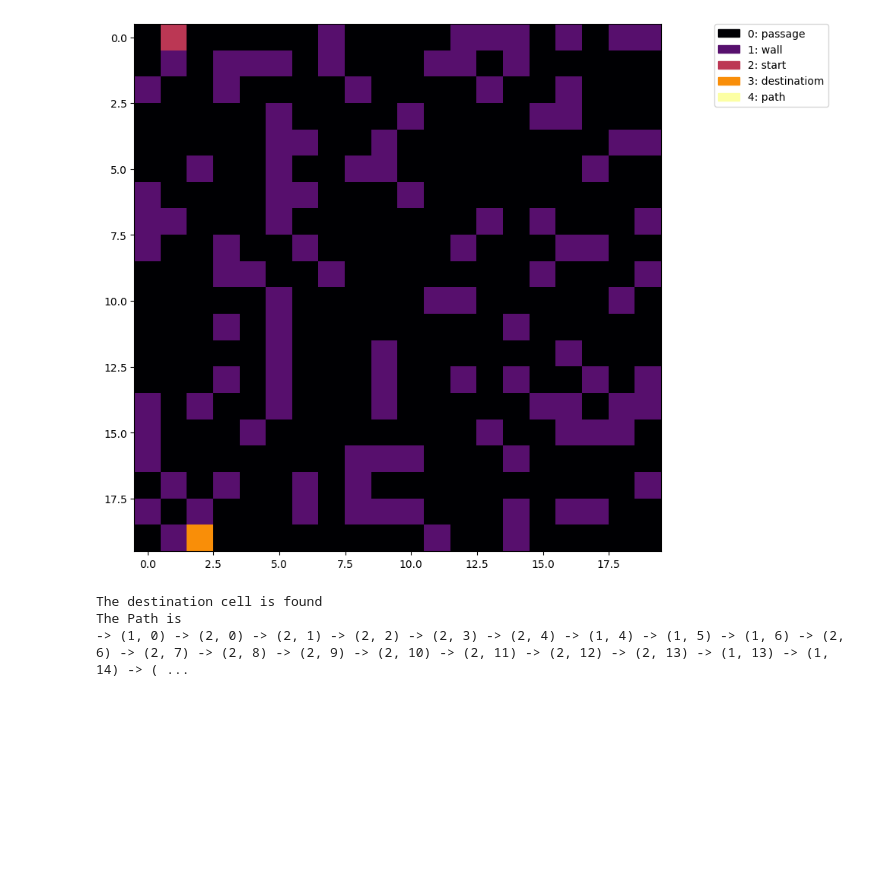
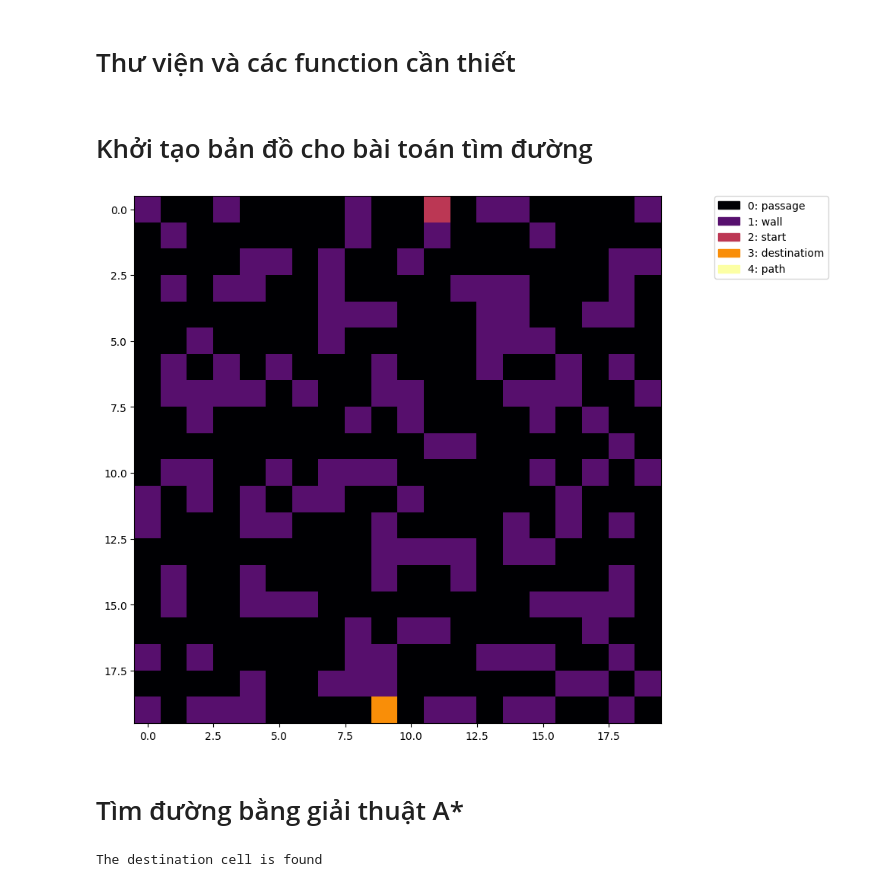
Before and after one commit to phanlehieu1/241-Introduction-AI-Assignment1, a Jupyter notebook: visualize.ipynb, the cells around one changed output. Saved outputs shown, nothing was run; the diff lists cells and outputs as text; code cells hidden in the pictures; blank space fills up the shorter version.

```diff
--- a/visualize.ipynb
+++ b/visualize.ipynb
@@ -1,3 +1,5 @@
+# %% [markdown]
+# Thư viện và các function cần thiết
 # %%
 import matplotlib.pyplot as plt
 import matplotlib.patches as mpatches
@@ -16,19 +18,19 @@ def show(arr):
     patches = [mpatches.Patch(color=c, label=l) for c, l in zip(palette, labels)]
     plt.legend(handles=patches, bbox_to_anchor=(1.1, 1), loc=2, borderaxespad=0)
     plt.show()
+# %% [markdown]
+# Khởi tạo bản đồ cho bài toán tìm đường
 # %%
+# Tạo map kích thước 20x20 tỉ lệ vật cản 30%
 map1 = map.Map(20, 20)
-map1.CreateWall()
-cell1 = [[cell.Cell() for _ in range(map1.width)] for _ in range(map1.height)]
-astart1 = astart.AStart(cell1, map1)
+map1.CreateWall(0.3)
+show(map1.grid)
+# %% [output]
+[figure, added]
-# %%
-show(map1.grid)
-# %% [output]
-[figure, removed]
+# %% [markdown]
+# Tìm đường bằng giải thuật A*
 # %%
+astart1 = astart.AStart(map1)
 astart1.Search()
-astart1.PrintPath()
 # %% [output]
 The destination cell is found
-The Path is
--> (1, 0) -> (2, 0) -> (2, 1) -> (2, 2) -> (2, 3) -> (2, 4) -> (1, 4) -> (1, 5) -> (1, 6) -> (2, 6) -> (2, 7) -> (2, 8) -> (2, 9) -> (2, 10) -> (2, 11) -> (2, 12) -> (2, 13) -> (1, 13) -> (1, 14) -> ( ...
```
Also changed, not shown: parts of 4 cells of this notebook, 2 other files.
